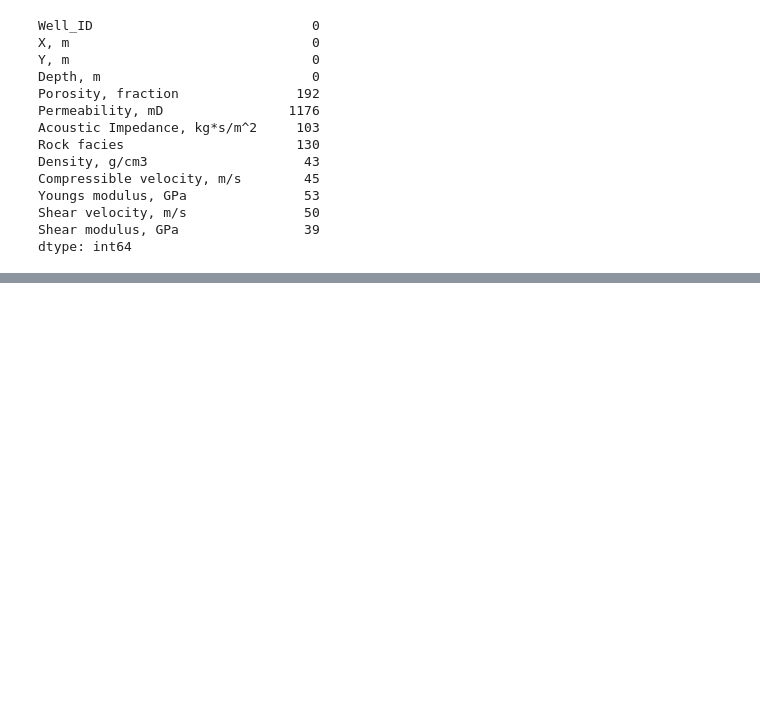
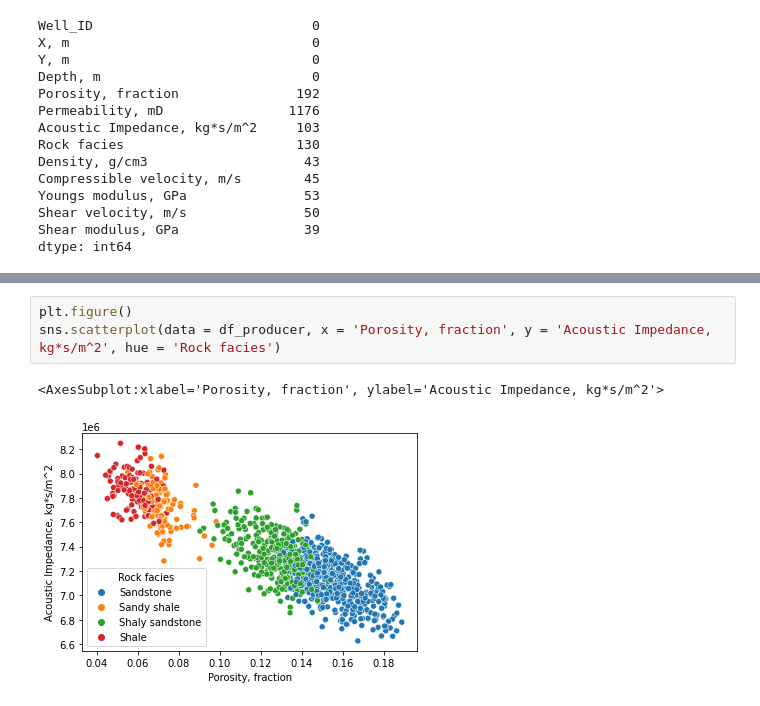
Before and after one commit to PGEHackathon/High-Risk-Low-Return, a Jupyter notebook: dataImputation.ipynb, the cells around one changed output, grey strips where cells are left out. Saved outputs shown, nothing was run; the diff lists cells and outputs as text; blank space fills up the shorter version.

```diff
--- a/dataImputation.ipynb
+++ b/dataImputation.ipynb
@@ -288,0 +318,6 @@ ValueError: Must have equal len keys and value when setting with an iterable
+# %%
+plt.figure()
+sns.scatterplot(data = df_producer, x = 'Porosity, fraction', y = 'Acoustic Impedance, kg*s/m^2', hue = 'Rock facies')
+# %% [output]
+<AxesSubplot:xlabel='Porosity, fraction', ylabel='Acoustic Impedance, kg*s/m^2'>
+[figure, added]
```
Also changed, not shown: parts of 21 cells of this notebook, 1 other file.
